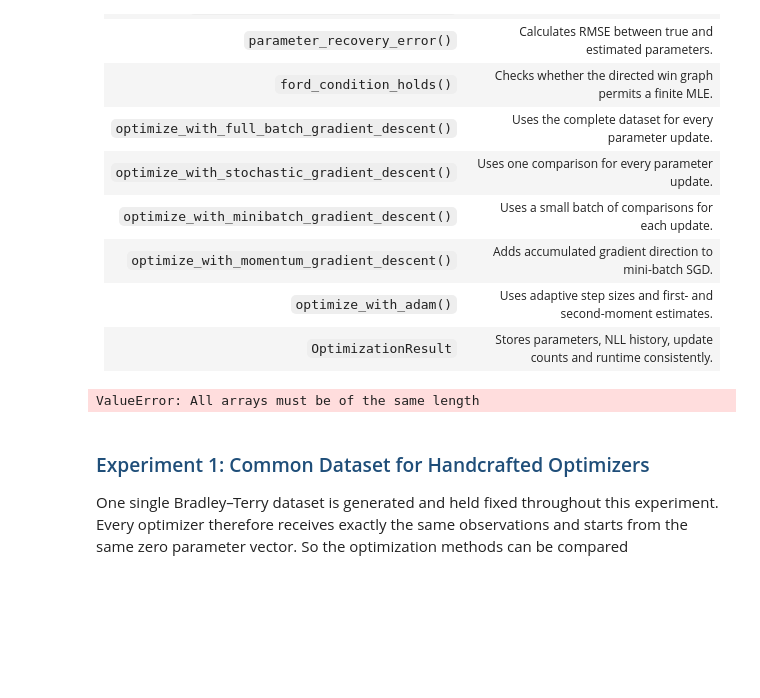
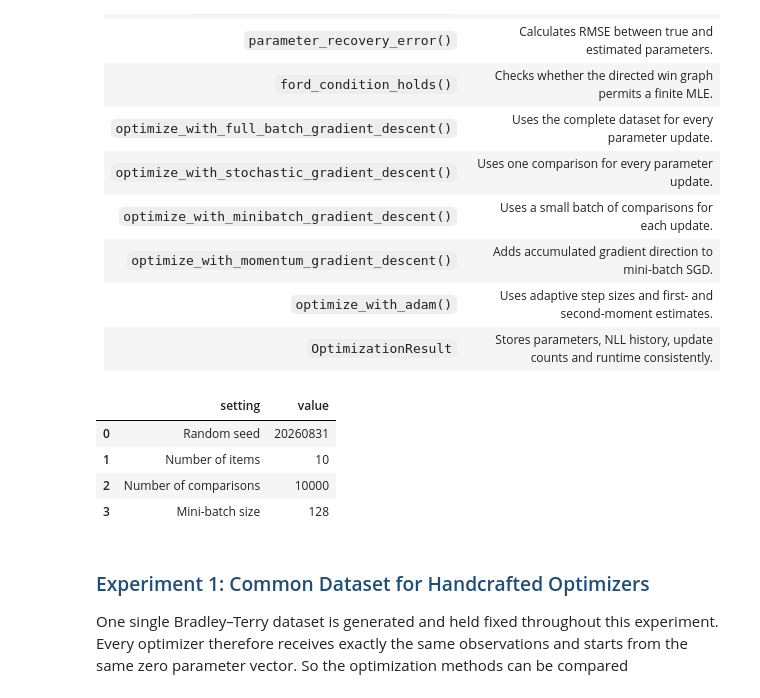
Before and after one commit to rbhdsks/Learning-from-Comparison-Data-Master-Thesis-Project-, a Jupyter notebook: notebooks/experiments/Bradley_Terry_Model/04_BradleyTerry_MLE_Optimizations.ipynb, the cells around one changed output. Cells and saved outputs as stored; diff of their text form; code cells hidden in the pictures; blank space fills up the shorter version.

```diff
--- a/notebooks/experiments/Bradley_Terry_Model/04_BradleyTerry_MLE_Optimizations.ipynb
+++ b/notebooks/experiments/Bradley_Terry_Model/04_BradleyTerry_MLE_Optimizations.ipynb
@@ -27,35 +27,39 @@ from bradley_terry import *
 # %%
 # Define settings shared by every handcrafted optimizer.
 
 SEED = 20260831
 NUMBER_OF_ITEMS = 10
 NUMBER_OF_COMPARISONS = 10_000
 MINIBATCH_SIZE = 128
 
 rng = np.random.default_rng(SEED)
 
 plt.style.use("seaborn-v0_8-whitegrid")
 pd.set_option("display.precision", 5)
 
 experiment_settings = pd.DataFrame({
     "setting": [
         "Random seed",
         "Number of items",
         "Number of comparisons",
-        "Number of epochs",
+
         "Mini-batch size",
     ],
     "value": [
         SEED,
         NUMBER_OF_ITEMS,
         NUMBER_OF_COMPARISONS,
         MINIBATCH_SIZE,
     ],
 })
 
 experiment_settings
 # %% [output]
-ValueError: All arrays must be of the same length
+|  | setting | value |
+| 0 | Random seed | 20260831 |
+| 1 | Number of items | 10 |
+| 2 | Number of comparisons | 10000 |
+| 3 | Mini-batch size | 128 |
 # %% [markdown]
 ### <span style="color:#1F4E79;">Experiment 1: Common Dataset for Handcrafted Optimizers</span>
 
```
Also changed, not shown: parts of 4 cells of this notebook.
